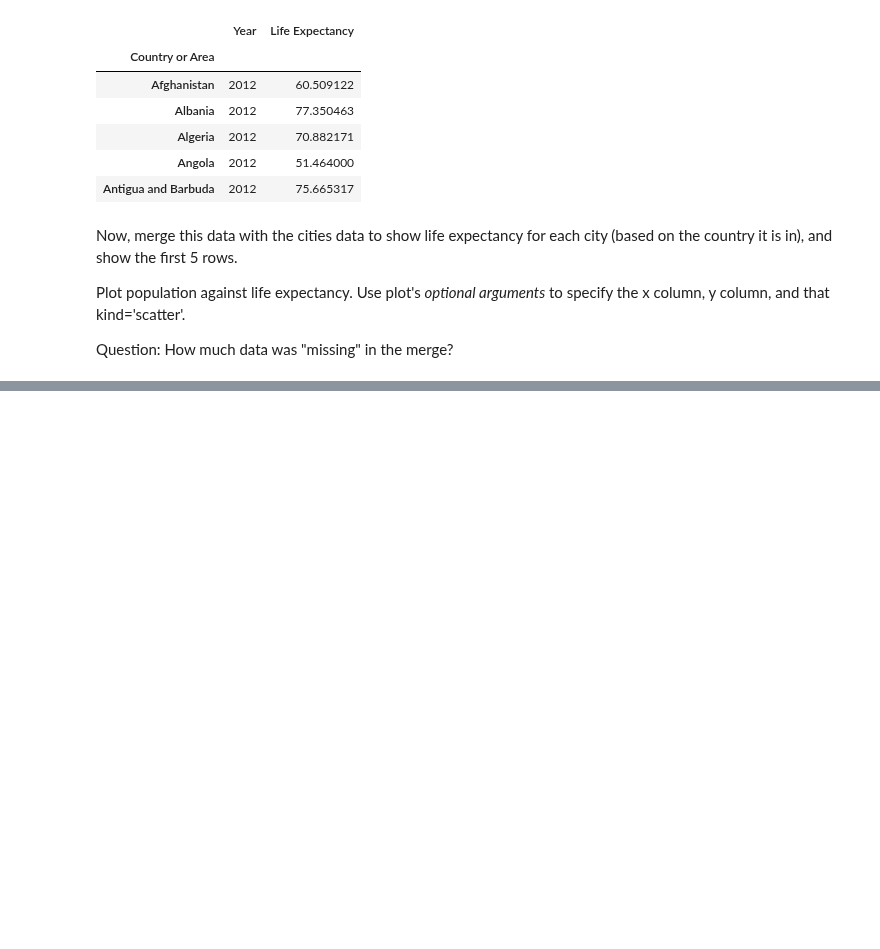
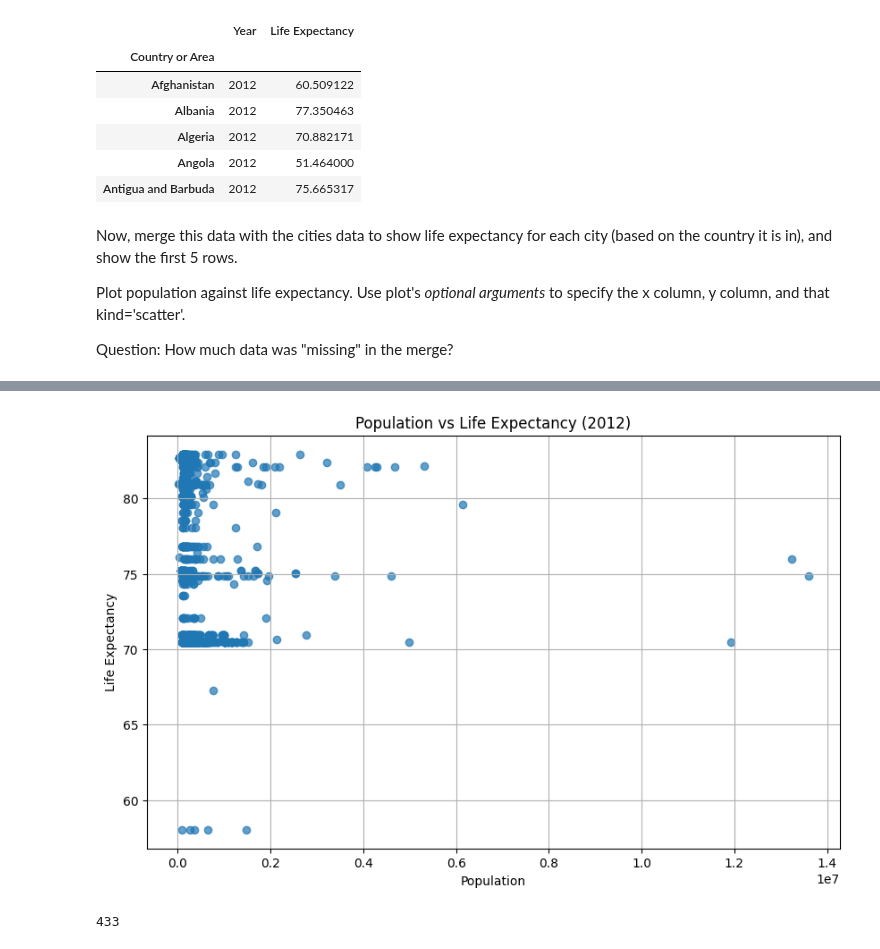
Before and after one commit to Vickyjwq/QM2, a Jupyter notebook: notebooks/RW. Merging and Joining.ipynb, the cells around one changed output, grey strips where cells are left out. Drawn from its saved outputs; the diff is of its cells as text; code cells hidden in the pictures; blank space fills up the shorter version.

```diff
--- a/notebooks/RW. Merging and Joining.ipynb
+++ b/notebooks/RW. Merging and Joining.ipynb
@@ -570,3 +570,23 @@ final_data.head(5)
 | 2 | 2012 | Total | Both Sexes | Comodoro Rivadavia-Rada Tilly | Urban agglomeration | Estimate - de facto | Final figure, complete | 2012 | 145475.0 | ... |
 | 3 | 2012 | Total | Both Sexes | Concordia | Urban agglomeration | Estimate - de facto | Final figure, complete | 2012 | 155905.0 | ... |
 | 4 | 2012 | Total | Both Sexes | Corrientes | Urban agglomeration | Estimate - de facto | Final figure, complete | 2012 | 368778.0 | ... |
+# %%
+# Plot population against life expectancy
+plt.figure(figsize=(10, 6))
+plt.scatter(final_data['Value'], final_data['Life Expectancy'], alpha=0.7)
+plt.title('Population vs Life Expectancy (2012)')
+plt.xlabel('Population')
+plt.ylabel('Life Expectancy')
+plt.grid(True)
+plt.show()
+# %% [output]
+[figure, added]
+# %%
+# Calculate missing data during the merge
+total_cities = len(city_pop['City'].unique())
+final_cities = len(final_data['City'].unique())
+missing_data = total_cities - final_cities
+
+missing_data
+# %% [output]
+433
```
